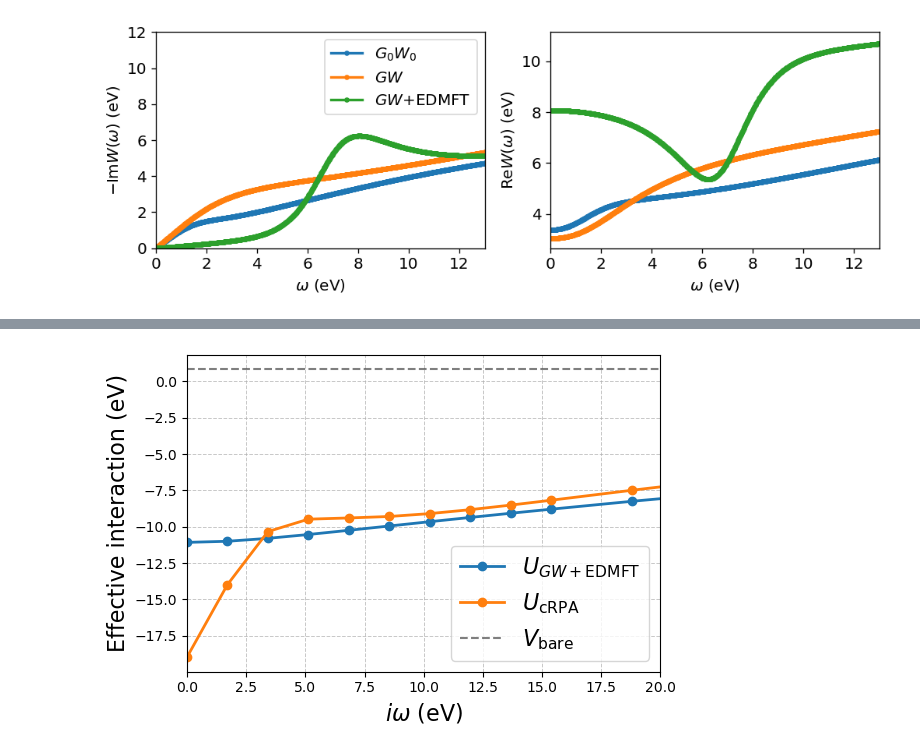
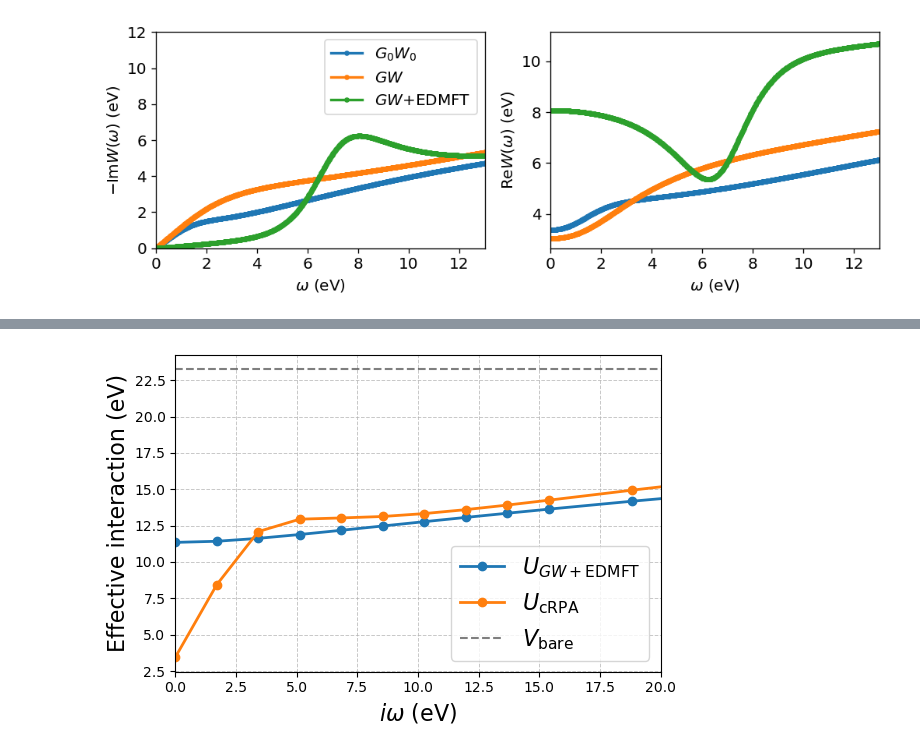
Before and after one commit to AbInitioQHub/coqui-tutorial, a Jupyter notebook: quickstart/04_gw_edmft/04_gw_edmft.ipynb, the cells around one changed output, grey strips where cells are left out. Cells and saved outputs as stored; diff of their text form; code cells hidden in the pictures.

```diff
--- a/quickstart/04_gw_edmft/04_gw_edmft.ipynb
+++ b/quickstart/04_gw_edmft/04_gw_edmft.ipynb
@@ -703,26 +710,27 @@ Together these effects mean that an interaction parameter taken from cRPA can si
 # %%
 # read cRPA interaction from the provided checkpoint
 with HDFArchive("coqui_chkpts/crpa/crpa.mbpt.h5", "r") as ar:
+    V_bare = ar["scf/iter0/downfolded_model/Vloc_abcd"][0,0,0,0] * Hartree_eV
     Ucrpa_iw = ar["scf/iter0/downfolded_model/Uloc_wabcd"][:,0,0,0,0] * Hartree_eV
 
 # read impurity inputs in the last GW+EDMFT iteration to get bosonic Weiss field
 imp_inputs = coqui.dmft.read_impurity_chkpt(dmft_chkpt, read="inputs", iteration=-1)[0]
 u_weiss_iw = imp_inputs["u_weiss_iw"][:,0,0,0,0] * Hartree_eV
 
 iw_mesh_b = iaft.wn_mesh('boson', positive_only=True) * np.pi / iaft.beta * Hartree_eV
 
 fig, ax = plt.subplots(1, figsize=(6,4), dpi=100)
 ax.plot(iw_mesh_b, (u_weiss_iw+V_bare).real, marker='o', markersize=6, linewidth=2, label=r'$U_{GW+\mathrm{EDMFT}}$')
 ax.plot(iw_mesh_b, (Ucrpa_iw+V_bare).real, marker='o', markersize=6, linewidth=2, label=r'$U_{\mathrm{cRPA}}$')
 ax.axhline(y=V_bare.real, color='black', linestyle='--', alpha=0.5, label=r'$V_{\mathrm{bare}}$')
 
 ax.set_xlim(0.0, 20.0)
 ax.set_xlabel(r"$i\omega$ (eV)", fontsize=16)
 ax.set_ylabel("Effective interaction (eV)", fontsize=16)
 ax.legend(loc=4, ncol=1, fontsize=16)
 ax.grid(True, which='both', linestyle='--', linewidth=0.7, alpha=0.7)
 
 plt.tight_layout()
 plt.show()
 # %% [output]
-[figure, old version]
+[figure, new version]
```
Also changed, not shown: parts of 5 cells of this notebook, 2 other files.
